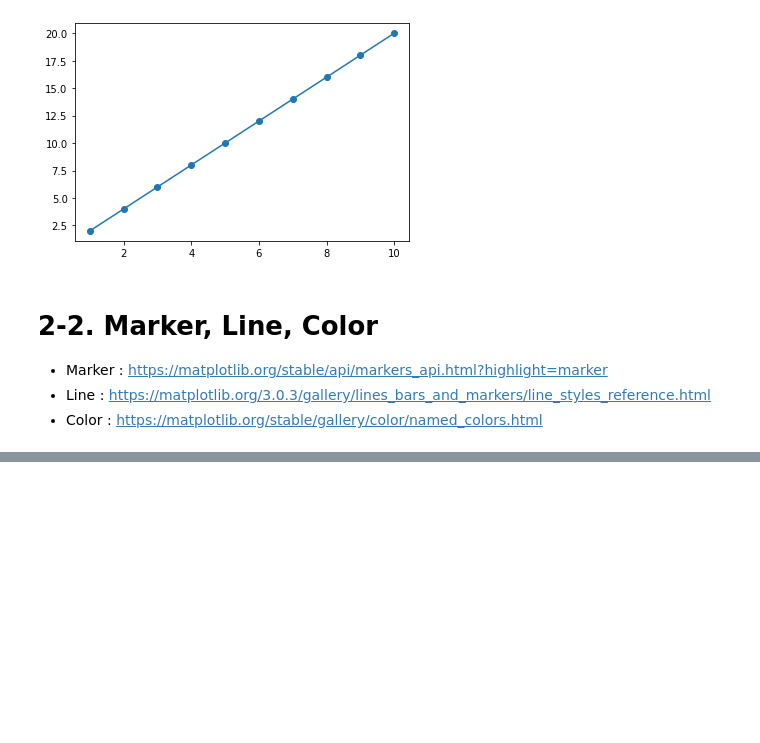
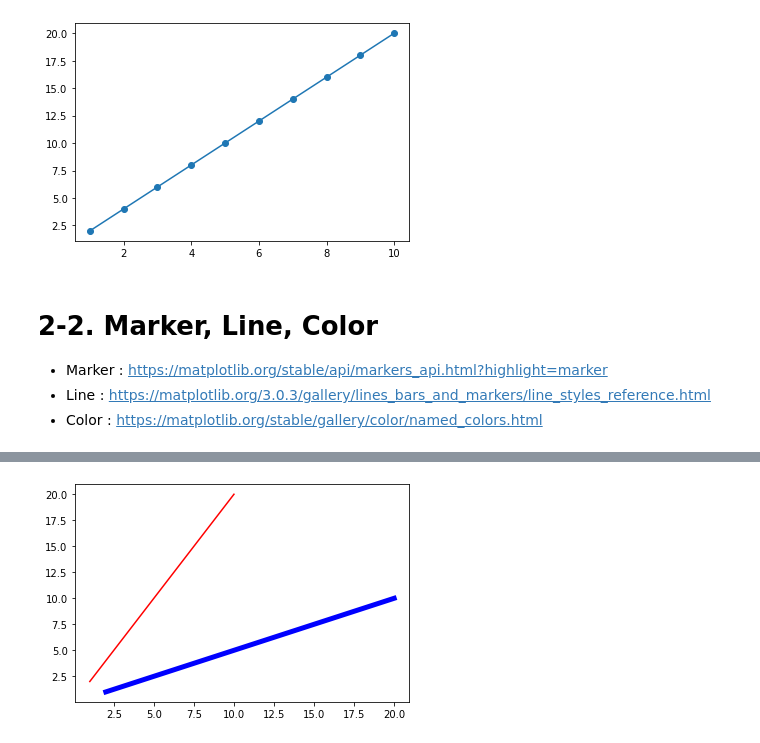
Before and after one commit to RlxDn/Bigdata, a Jupyter notebook: 30_데이터시각화/02_Line Plot.ipynb, the cells around one changed output, grey strips where cells are left out. Cells and saved outputs as stored; diff of their text form; code cells hidden in the pictures; blank space fills up the shorter version.

```diff
--- a/30_데이터시각화/02_Line Plot.ipynb
+++ b/30_데이터시각화/02_Line Plot.ipynb
@@ -43,0 +62,7 @@ plt.show()
+# %%
+# Color
+plt.plot(x, y, color='r')
+plt.plot(y, x, c='b', linewidth=5)
+plt.show()
+# %% [output]
+[figure, added]
```
Also changed, not shown: parts of 16 cells of this notebook.
